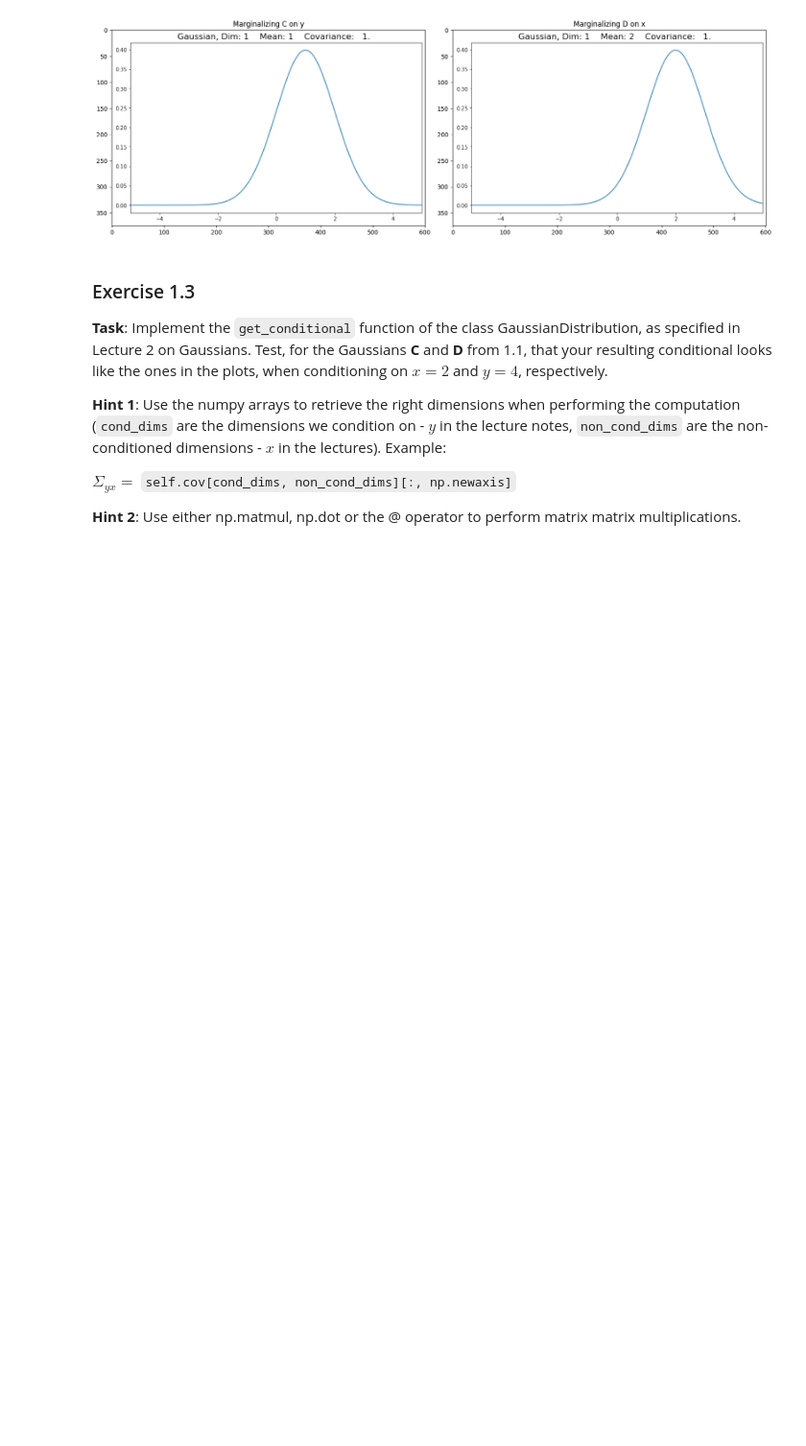
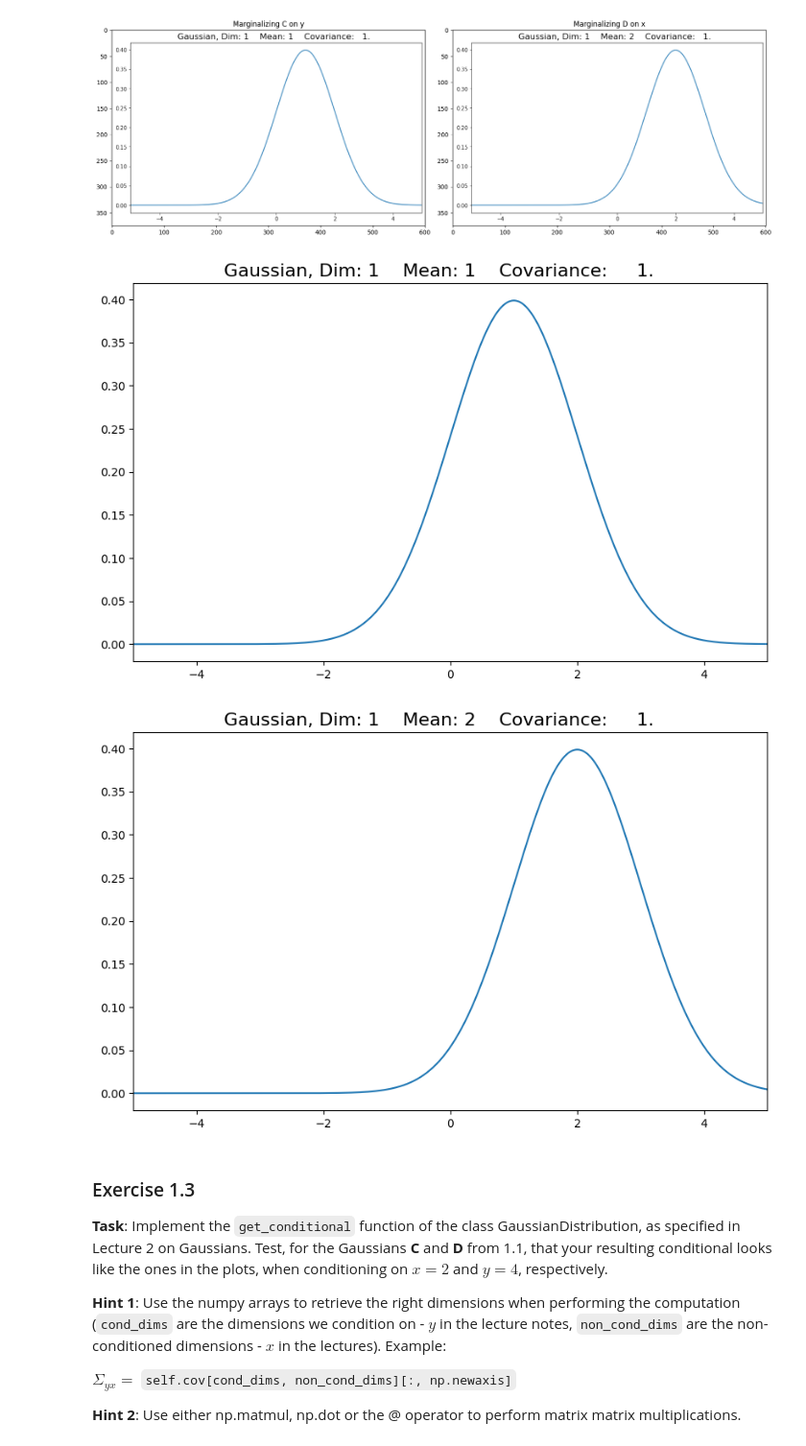
Before and after one commit to patriktao/edan96, a Jupyter notebook: lab2/applied_ml_assignment_2.ipynb, the cells around one changed output. Shown at 96% size. Drawn from its saved outputs; the diff is of its cells as text; code cells hidden in the pictures; blank space fills up the shorter version.

```diff
--- a/lab2/applied_ml_assignment_2.ipynb
+++ b/lab2/applied_ml_assignment_2.ipynb
@@ -255,9 +288,18 @@ show_marginals()
 [figure]
 # %%
 # Some code to test if you've marginalized distribution C correctly
-# marg_C = gaussian_C.marginalize(dim=1)
 
-# plot_gaussian(marg_C)
+#Marganalized on y (dim 1)
+marg_C = gaussian_C.marginalize(dim=1)
+
+plot_gaussian(marg_C)
+
+#Marganalized on x (dim 0)
+marg_D = gaussian_D.marginalize(dim=0)
+plot_gaussian(marg_D)
+# %% [output]
+[figure, added]
+[figure, added]
 # %% [markdown]
 ### Exercise 1.3
 __Task__: Implement the `get_conditional` function of the class GaussianDistribution, as specified in Lecture 2 on Gaussians. Test, for the Gaussians __C__ and __D__ from 1.1, that your resulting conditional looks like the ones in the plots, when conditioning on $x=2$ and $y=4$, respectively.
```
Also changed, not shown: parts of 32 cells of this notebook, 1 other file.
